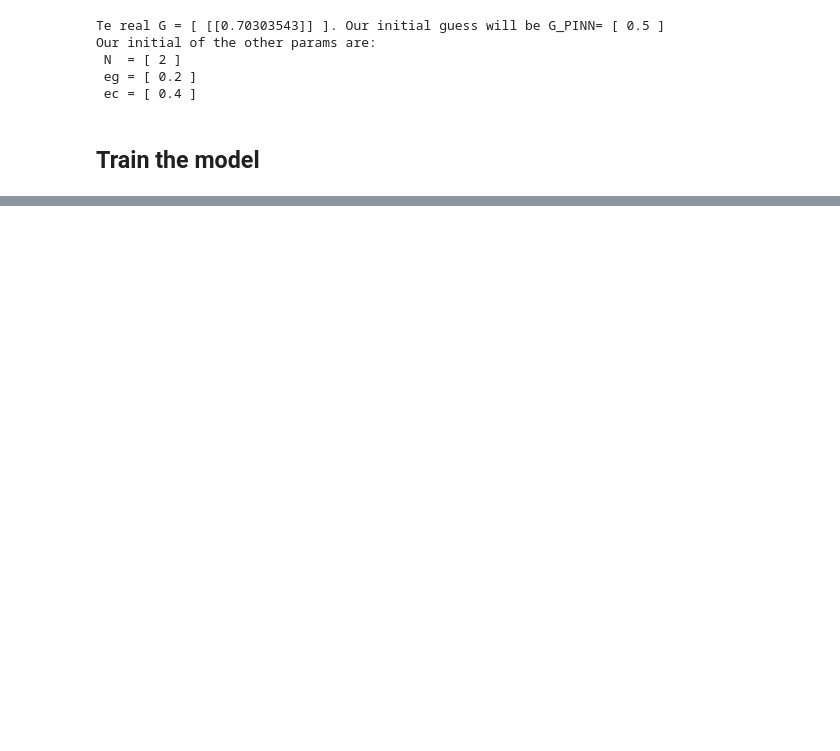
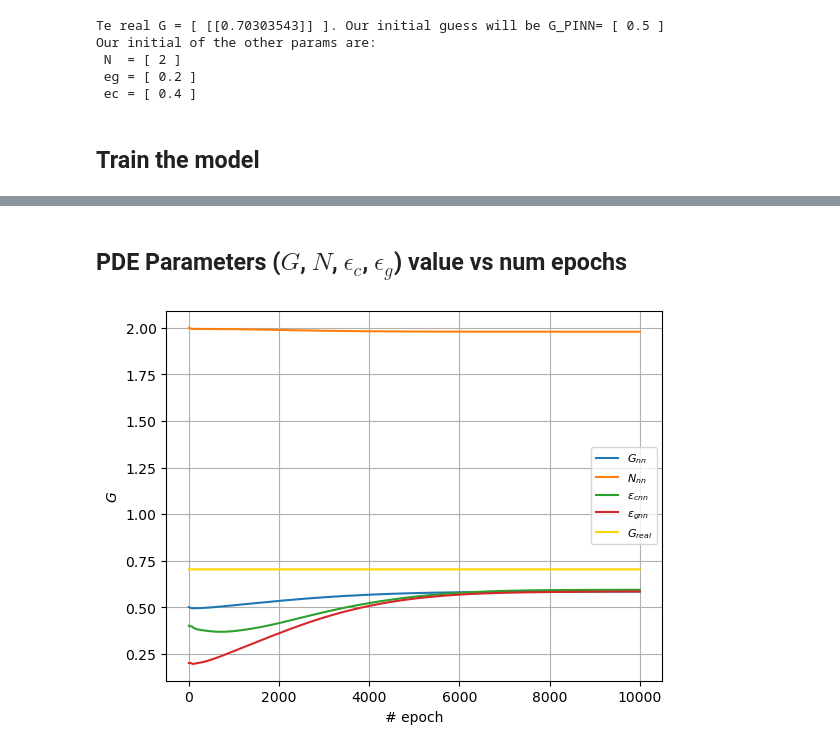
Before and after one commit to mvanzulli/Heat_Transfer_PINN, a Jupyter notebook: playground/Part2_torch.ipynb, the cells around one changed output, grey strips where cells are left out. Cells and saved outputs as stored; diff of their text form; code cells hidden in the pictures; blank space fills up the shorter version.

```diff
--- a/playground/Part2_torch.ipynb
+++ b/playground/Part2_torch.ipynb
@@ -411,0 +435,16 @@ RuntimeError: Found dtype Double but expected Float
+# %% [markdown]
+## PDE Parameters ($G$, $N$, $\epsilon_c$, $\epsilon_g$) value vs num epochs
+# %%
+plt.cla()
+plt.plot(range(steps), G_hist, label = r'$G_{nn}$')
+plt.plot(range(steps), N_hist, label = r'$N_{nn}$')
+plt.plot(range(steps), ec_hist, label = r'$\epsilon_{cnn}$')
+plt.plot(range(steps), eg_hist, label = r'$\epsilon_{gnn}$')
+
+plt.plot(range(steps), G_real*np.ones((steps,1)), label = r'$G_{real}$', color = 'gold')
+plt.legend(loc='best', prop={'size': 8})
+plt.xlabel('# epoch')
+plt.ylabel(r'$G$')
+plt.grid(True, which="both", ls="-")
+# %% [output]
+[figure, added]
```
Also changed, not shown: parts of 11 cells of this notebook.
